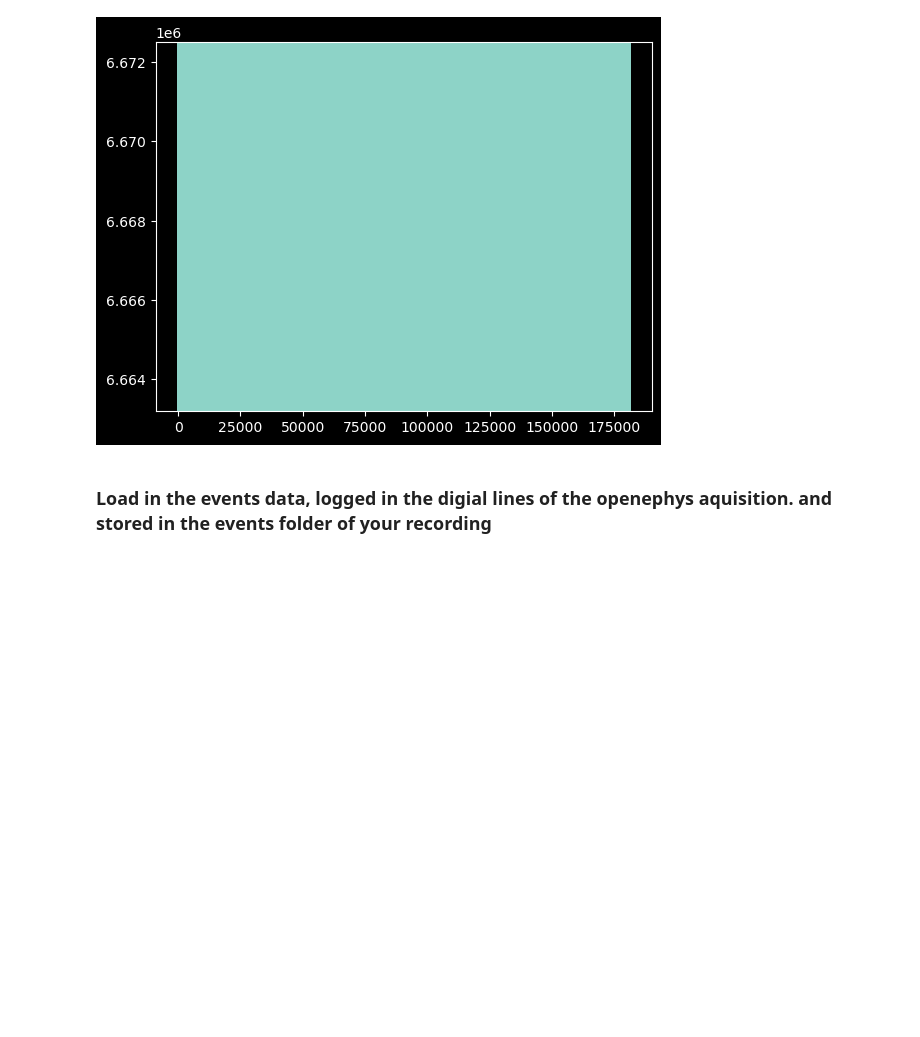
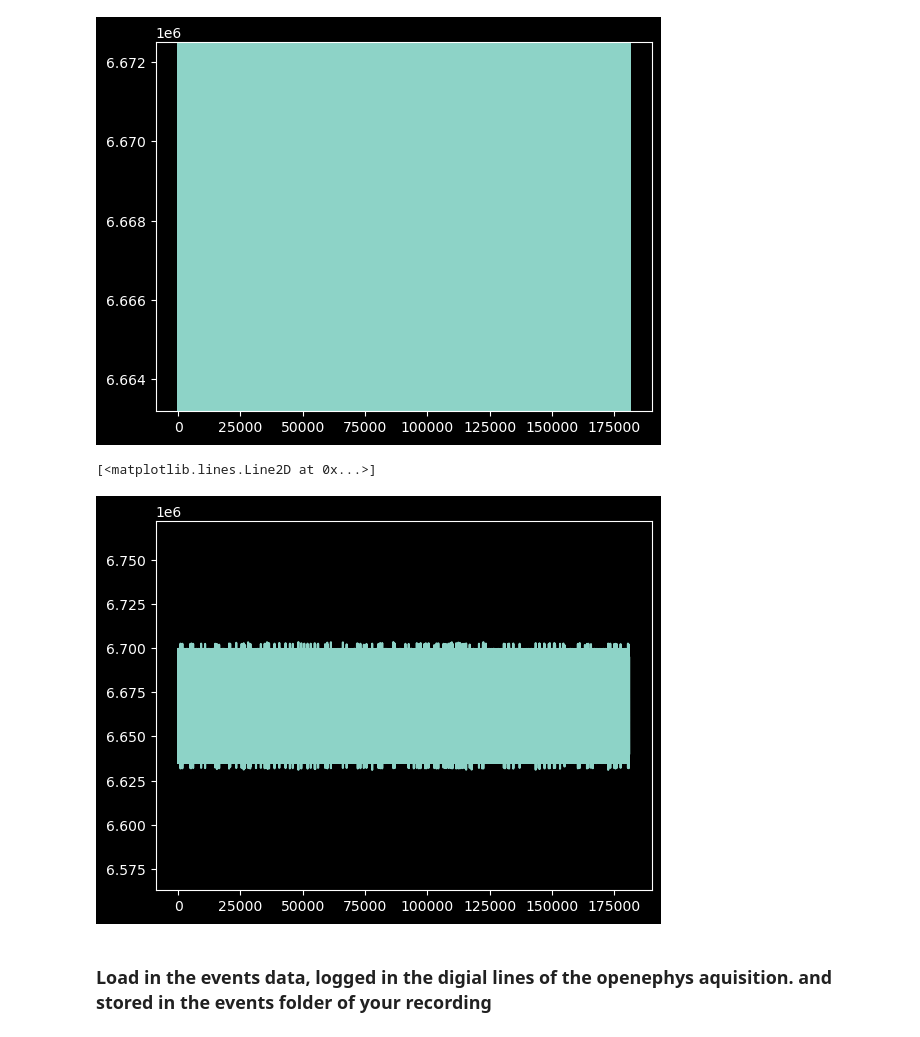
Before and after one commit to granthughes1999/NWB_and_Reaching_analysis, a Jupyter notebook: mice/reach12/analyze_data/01_event_plots_makeNWB.ipynb, the cells around one changed output. Cells and saved outputs as stored; diff of their text form; code cells hidden in the pictures; blank space fills up the shorter version.

```diff
--- a/mice/reach12/analyze_data/01_event_plots_makeNWB.ipynb
+++ b/mice/reach12/analyze_data/01_event_plots_makeNWB.ipynb
@@ -548,6 +547,12 @@ recording duration seconds: 1206.08
 recording duration minutes: 20.101333333333333
 [<matplotlib.lines.Line2D at 0x...>]
 [figure]
+# %%
+plt.ylim(6563000, 6772000)
+plt.plot((frames))
+# %% [output]
+[<matplotlib.lines.Line2D at 0x...>]
+[figure, added]
 # %% [markdown]
 ### Load in the events data, logged in the digial lines of the openephys aquisition. and stored in the events folder of your recording
 # %%
```
Also changed, not shown: parts of 5 cells of this notebook, 8 other files.
